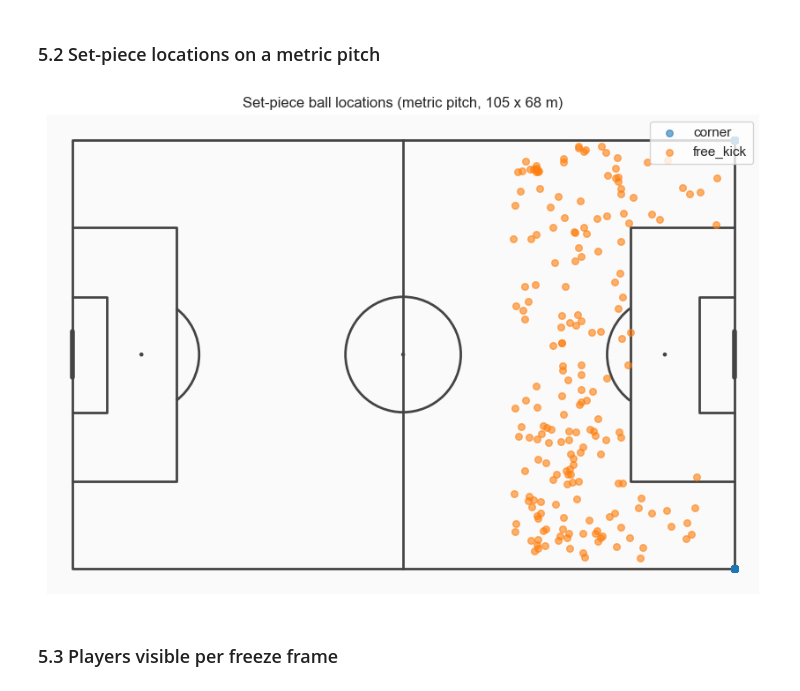
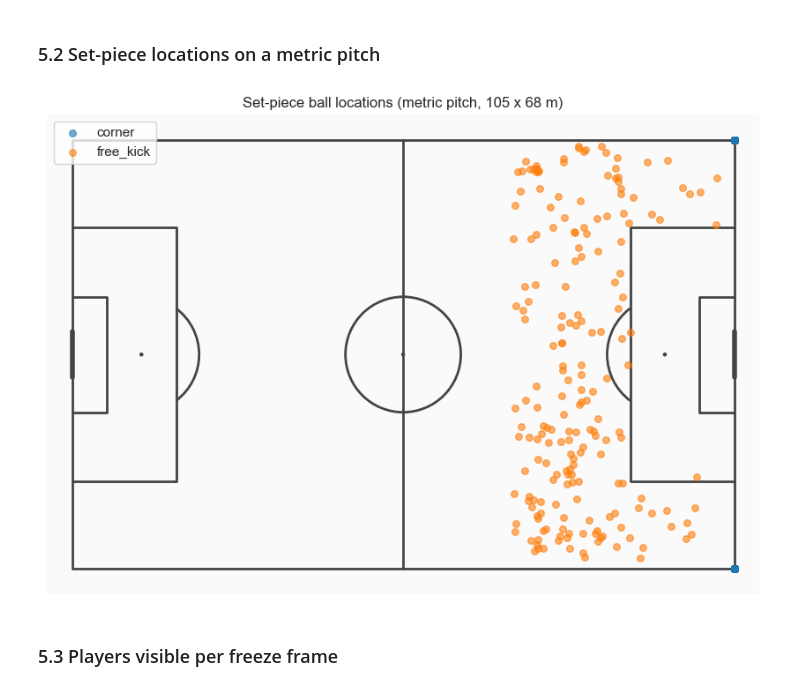
Before and after one commit to itzmore-mph/soccernet-setpiece-vision, a Jupyter notebook: notebooks/01_business_and_data_understanding.ipynb, the cells around one changed output. Saved outputs shown, nothing was run; the diff lists cells and outputs as text; code cells hidden in the pictures.

```diff
--- a/notebooks/01_business_and_data_understanding.ipynb
+++ b/notebooks/01_business_and_data_understanding.ipynb
@@ -295,16 +295,16 @@ Name: count, dtype: int64
 # %%
 pitch = Pitch(pitch_type="custom", pitch_length=PITCH_LENGTH_M, pitch_width=PITCH_WIDTH_M,
               line_color="#444", pitch_color="#fafafa")
 fig, ax = pitch.draw(figsize=(10, 6))
 for et, color in [("corner", "#1f77b4"), ("free_kick", "#ff7f0e")]:
     sub = setpieces[setpieces["event_type"] == et]
     pitch.scatter(sub["ball_x_m"], sub["ball_y_m"], ax=ax, s=30, alpha=0.6, color=color, label=et)
-ax.legend(loc="upper right")
+ax.legend(loc="upper left")
 ax.set_title("Set-piece ball locations (metric pitch, 105 x 68 m)")
 fig.savefig(FIGURES_DIR / "02_setpiece_locations.png", dpi=150)
 plt.show()
 # %% [output]
-[figure, old version]
+[figure, new version]
 # %% [markdown]
 ### 5.3 Players visible per freeze frame
 # %%
```
Also changed, not shown: parts of 8 cells of this notebook, 14 other files.
